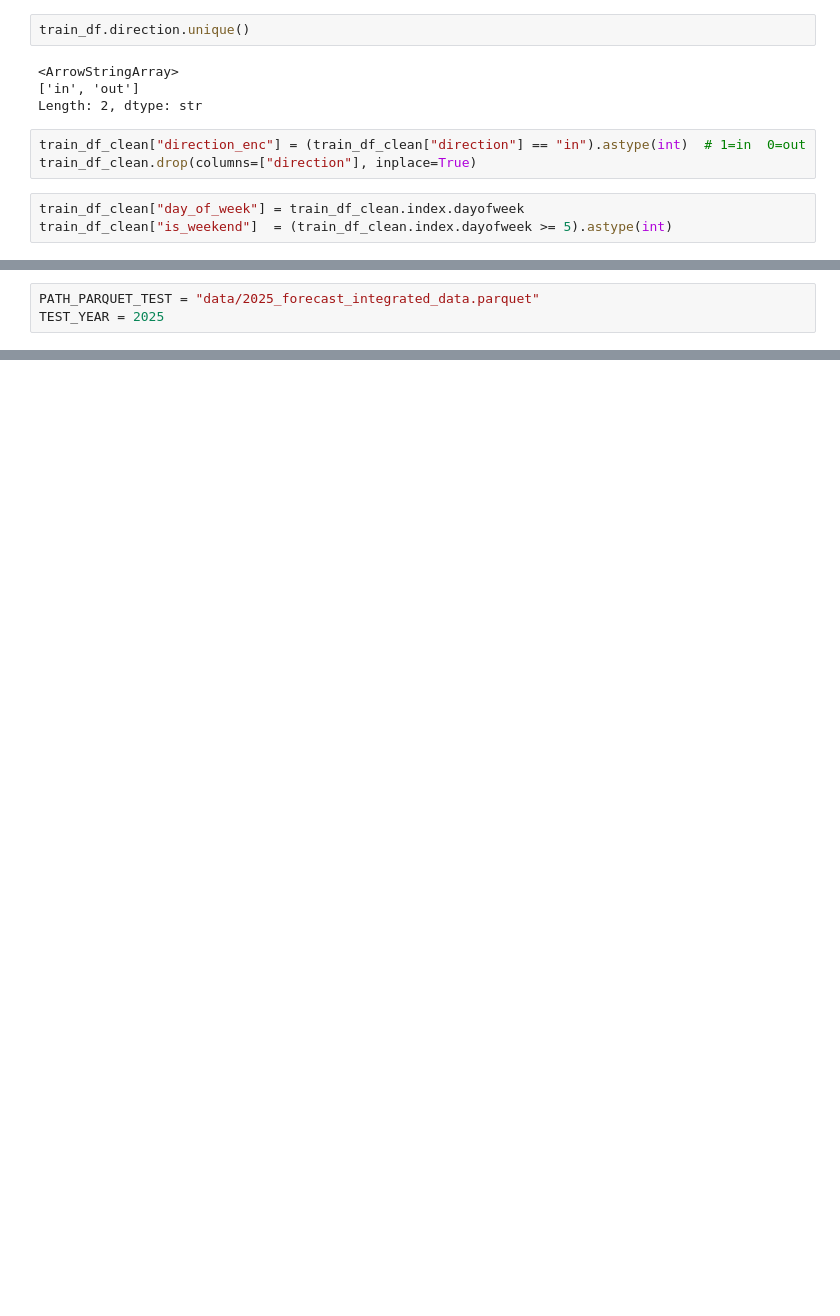
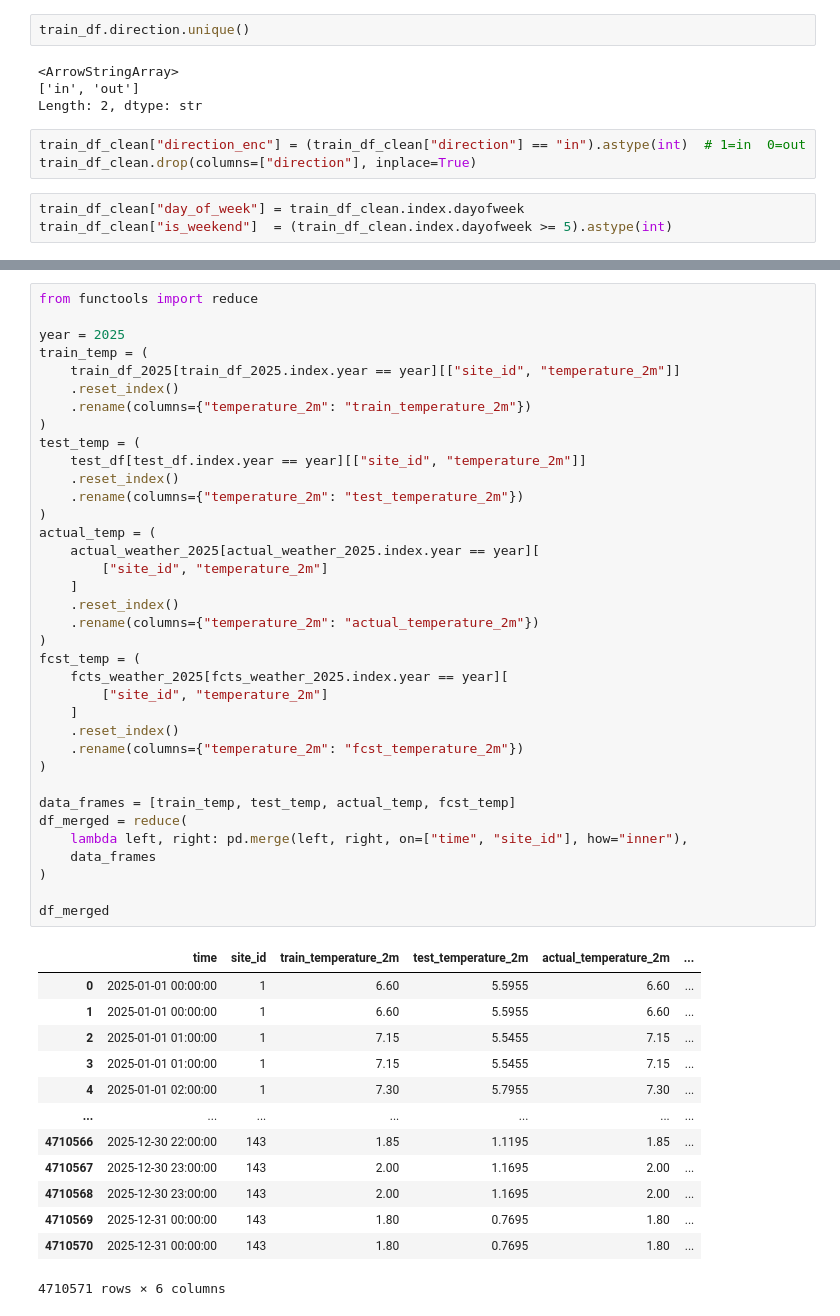
Before and after one commit to ZelalAldag/MDA_Project, a Jupyter notebook: forecasting_xgboost.ipynb, the cells around one changed output, grey strips where cells are left out. Drawn from its saved outputs; the diff is of its cells as text; blank space fills up the shorter version.

```diff
--- a/forecasting_xgboost.ipynb
+++ b/forecasting_xgboost.ipynb
@@ -365,3 +131,0 @@ plt.show()
-# %%
-PATH_PARQUET_TEST = "data/2025_forecast_integrated_data.parquet"
-TEST_YEAR = 2025
@@ -682,0 +328,50 @@ forecast_results_df.groupby("window").agg({"MAE": "mean", "RMSE": "mean", "MAPE"
+# %%
+from functools import reduce
+
+year = 2025
+train_temp = (
+    train_df_2025[train_df_2025.index.year == year][["site_id", "temperature_2m"]]
+    .reset_index()
+    .rename(columns={"temperature_2m": "train_temperature_2m"})
+)
+test_temp = (
+    test_df[test_df.index.year == year][["site_id", "temperature_2m"]]
+    .reset_index()
+    .rename(columns={"temperature_2m": "test_temperature_2m"})
+)
+actual_temp = (
+    actual_weather_2025[actual_weather_2025.index.year == year][
+        ["site_id", "temperature_2m"]
+    ]
+    .reset_index()
+    .rename(columns={"temperature_2m": "actual_temperature_2m"})
+)
+fcst_temp = (
+    fcts_weather_2025[fcts_weather_2025.index.year == year][
+        ["site_id", "temperature_2m"]
+    ]
+    .reset_index()
+    .rename(columns={"temperature_2m": "fcst_temperature_2m"})
+)
+
+data_frames = [train_temp, test_temp, actual_temp, fcst_temp]
+df_merged = reduce(
+    lambda left, right: pd.merge(left, right, on=["time", "site_id"], how="inner"),
+    data_frames
+)
+
+df_merged
+# %% [output]
+|  | time | site_id | train_temperature_2m | test_temperature_2m | actual_temperature_2m | ... |
+| 0 | 2025-01-01 00:00:00 | 1 | 6.60 | 5.5955 | 6.60 | ... |
+| 1 | 2025-01-01 00:00:00 | 1 | 6.60 | 5.5955 | 6.60 | ... |
+| 2 | 2025-01-01 01:00:00 | 1 | 7.15 | 5.5455 | 7.15 | ... |
+| 3 | 2025-01-01 01:00:00 | 1 | 7.15 | 5.5455 | 7.15 | ... |
+| 4 | 2025-01-01 02:00:00 | 1 | 7.30 | 5.7955 | 7.30 | ... |
+| ... | ... | ... | ... | ... | ... | ... |
+| 4710566 | 2025-12-30 22:00:00 | 143 | 1.85 | 1.1195 | 1.85 | ... |
+| 4710567 | 2025-12-30 23:00:00 | 143 | 2.00 | 1.1695 | 2.00 | ... |
+| 4710568 | 2025-12-30 23:00:00 | 143 | 2.00 | 1.1695 | 2.00 | ... |
+| 4710569 | 2025-12-31 00:00:00 | 143 | 1.80 | 0.7695 | 1.80 | ... |
+| 4710570 | 2025-12-31 00:00:00 | 143 | 1.80 | 0.7695 | 1.80 | ... |
+4710571 rows × 6 columns
```
Also changed, not shown: parts of 79 cells of this notebook.
